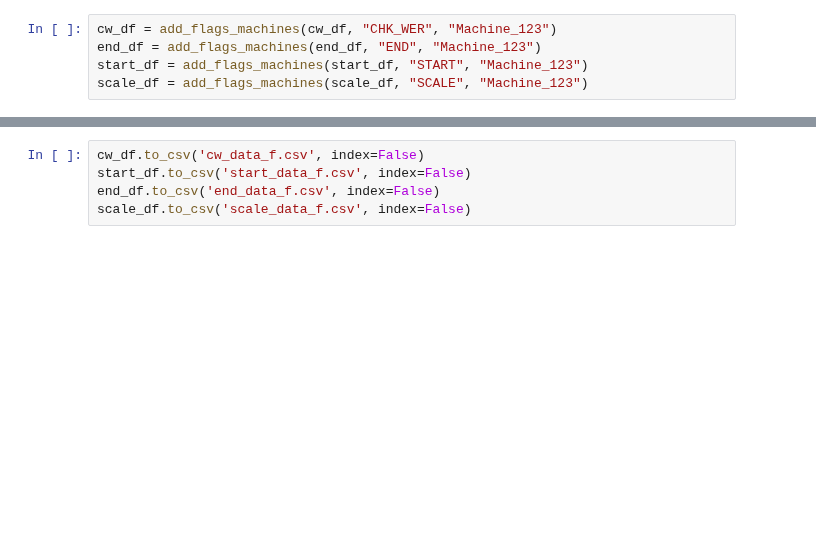
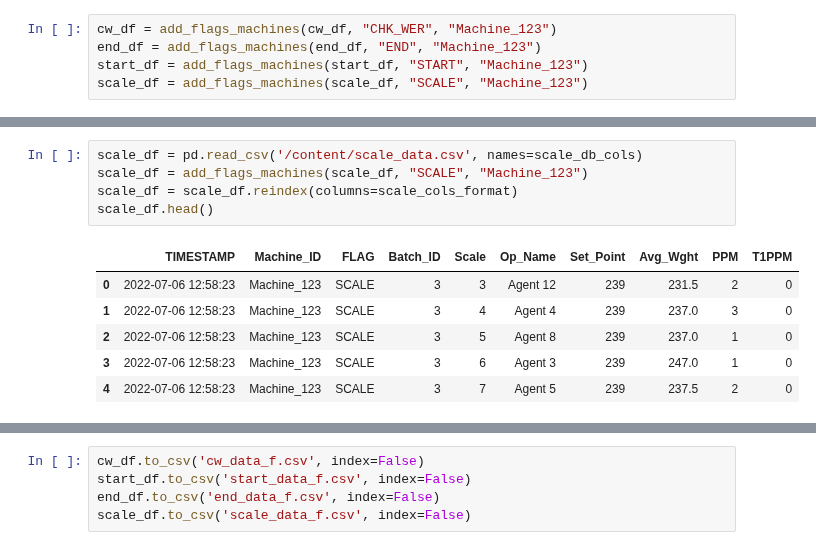
Before and after one commit to musman2012/ml-data_science, a Jupyter notebook: DataIngestionPrep.ipynb, the cells around one changed output, grey strips where cells are left out. Saved outputs shown, nothing was run; the diff lists cells and outputs as text; blank space fills up the shorter version.

```diff
--- a/DataIngestionPrep.ipynb
+++ b/DataIngestionPrep.ipynb
@@ -67,0 +95,12 @@ scale_df = add_flags_machines(scale_df, "SCALE", "Machine_123")
+# %%
+scale_df = pd.read_csv('/content/scale_data.csv', names=scale_db_cols)
+scale_df = add_flags_machines(scale_df, "SCALE", "Machine_123")
+scale_df = scale_df.reindex(columns=scale_cols_format)
+scale_df.head()
+# %% [output]
+|  | TIMESTAMP | Machine_ID | FLAG | Batch_ID | Scale | Op_Name | Set_Point | Avg_Wght | PPM | T1PPM |
+| 0 | 2022-07-06 12:58:23 | Machine_123 | SCALE | 3 | 3 | Agent 12 | 239 | 231.5 | 2 | 0 |
+| 1 | 2022-07-06 12:58:23 | Machine_123 | SCALE | 3 | 4 | Agent 4 | 239 | 237.0 | 3 | 0 |
+| 2 | 2022-07-06 12:58:23 | Machine_123 | SCALE | 3 | 5 | Agent 8 | 239 | 237.0 | 1 | 0 |
+| 3 | 2022-07-06 12:58:23 | Machine_123 | SCALE | 3 | 6 | Agent 3 | 239 | 247.0 | 1 | 0 |
+| 4 | 2022-07-06 12:58:23 | Machine_123 | SCALE | 3 | 7 | Agent 5 | 239 | 237.5 | 2 | 0 |
```
Also changed, not shown: parts of 12 cells of this notebook.
